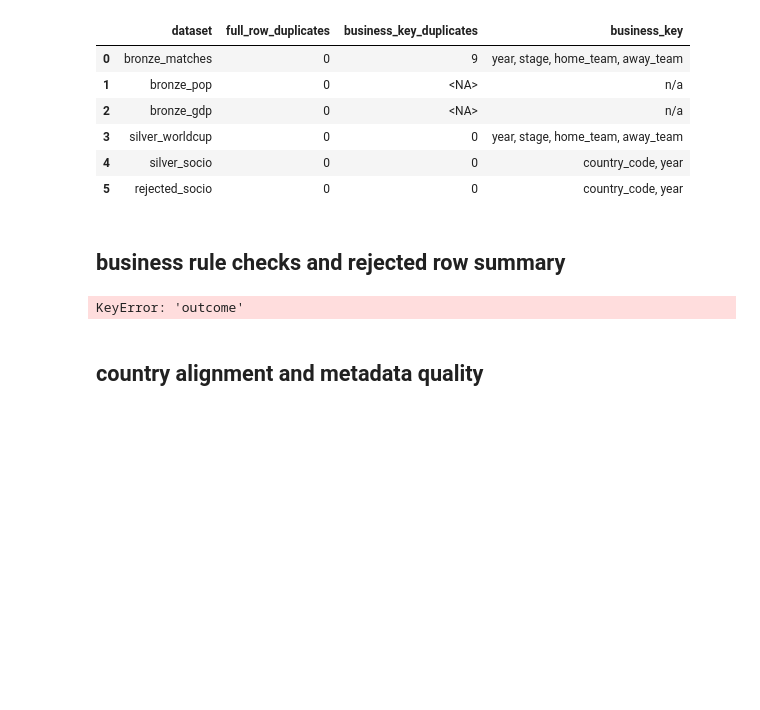
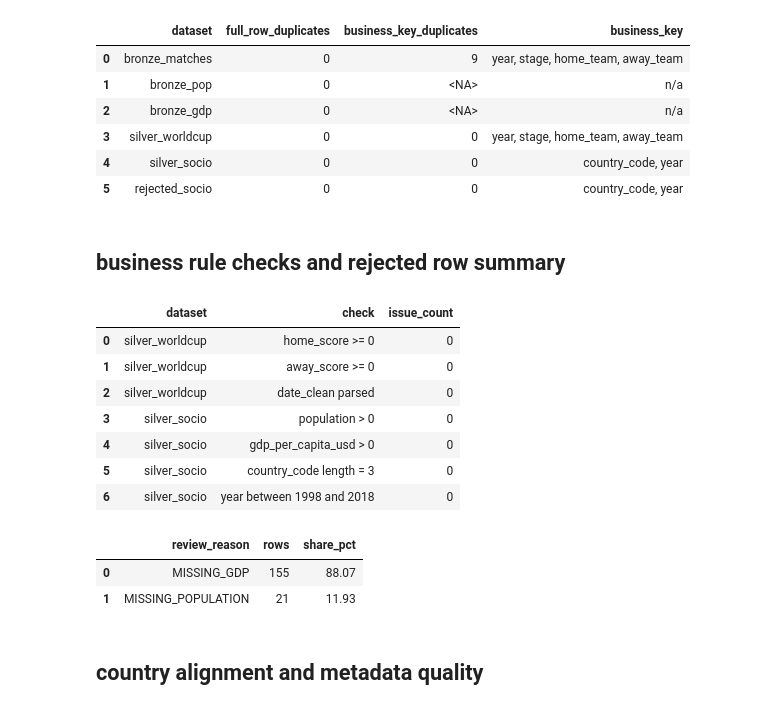
Before and after one commit to rofaure/fifa-worldcup-socioeconomic-analysis, a Jupyter notebook: notebooks/silver_bronze_check.ipynb, the cells around one changed output. Drawn from its saved outputs; the diff is of its cells as text; code cells hidden in the pictures; blank space fills up the shorter version.

Commit message:
silver checks fixes

```diff
--- a/notebooks/silver_bronze_check.ipynb
+++ b/notebooks/silver_bronze_check.ipynb
@@ -237,37 +237,45 @@ if silver_worldcup is not None:
         [
             {"dataset": "silver_worldcup", "check": "home_score >= 0", "issue_count": int((pd.to_numeric(silver_worldcup["home_score"], errors="coerce") < 0).sum())},
             {"dataset": "silver_worldcup", "check": "away_score >= 0", "issue_count": int((pd.to_numeric(silver_worldcup["away_score"], errors="coerce") < 0).sum())},
-            {"dataset": "silver_worldcup", "check": "valid outcome in {H, A, D}", "issue_count": int((~silver_worldcup["outcome"].isin(["H", "A", "D"])).sum())},
-            {"dataset": "silver_worldcup", "check": "draw rows have no winner/loser only", "issue_count": int(((silver_worldcup["outcome"] == "D") != draw_without_winner).sum())},
             {"dataset": "silver_worldcup", "check": "date_clean parsed", "issue_count": int(silver_worldcup.get("date_clean", pd.Series(dtype="object")).isna().sum()) if "date_clean" in silver_worldcup.columns else pd.NA},
         ]
     )
 
 silver_socio = datasets["silver_socio"]
 if silver_socio is not None:
     rule_rows.extend(
         [
             {"dataset": "silver_socio", "check": "population > 0", "issue_count": int((pd.to_numeric(silver_socio["population"], errors="coerce") <= 0).sum())},
             {"dataset": "silver_socio", "check": "gdp_per_capita_usd > 0", "issue_count": int((pd.to_numeric(silver_socio["gdp_per_capita_usd"], errors="coerce") <= 0).sum())},
             {"dataset": "silver_socio", "check": "country_code length = 3", "issue_count": int(silver_socio["country_code"].astype("string").str.len().ne(3).sum())},
             {"dataset": "silver_socio", "check": "year between 1998 and 2018", "issue_count": int((~pd.to_numeric(silver_socio["year"], errors="coerce").between(1998, 2018)).sum())},
         ]
     )
 
 display(pd.DataFrame(rule_rows))
 
 if datasets["rejected_socio"] is not None:
     rejected = datasets["rejected_socio"]
     rejection_breakdown = (
         rejected["review_reason"]
         .value_counts(dropna=False)
         .rename_axis("review_reason")
         .reset_index(name="rows")
     )
     rejection_breakdown["share_pct"] = (rejection_breakdown["rows"] / len(rejected) * 100).round(2)
     display(rejection_breakdown)
 # %% [output]
-KeyError: 'outcome'
+|  | dataset | check | issue_count |
+| 0 | silver_worldcup | home_score >= 0 | 0 |
+| 1 | silver_worldcup | away_score >= 0 | 0 |
+| 2 | silver_worldcup | date_clean parsed | 0 |
+| 3 | silver_socio | population > 0 | 0 |
+| 4 | silver_socio | gdp_per_capita_usd > 0 | 0 |
+| 5 | silver_socio | country_code length = 3 | 0 |
+| 6 | silver_socio | year between 1998 and 2018 | 0 |
+|  | review_reason | rows | share_pct |
+| 0 | MISSING_GDP | 155 | 88.07 |
+| 1 | MISSING_POPULATION | 21 | 11.93 |
 # %% [markdown]
 ## country alignment and metadata quality
 # %%
```
